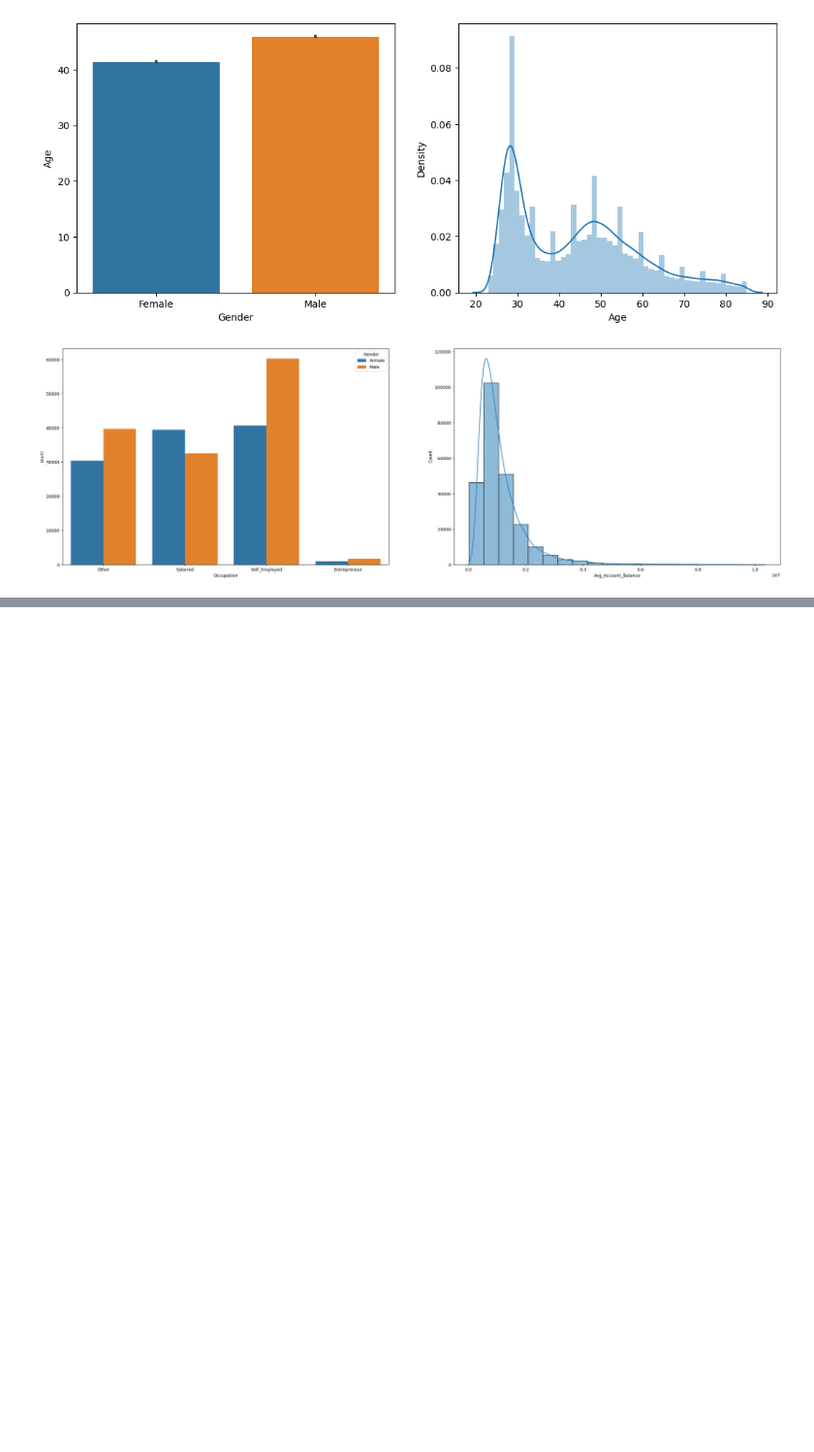
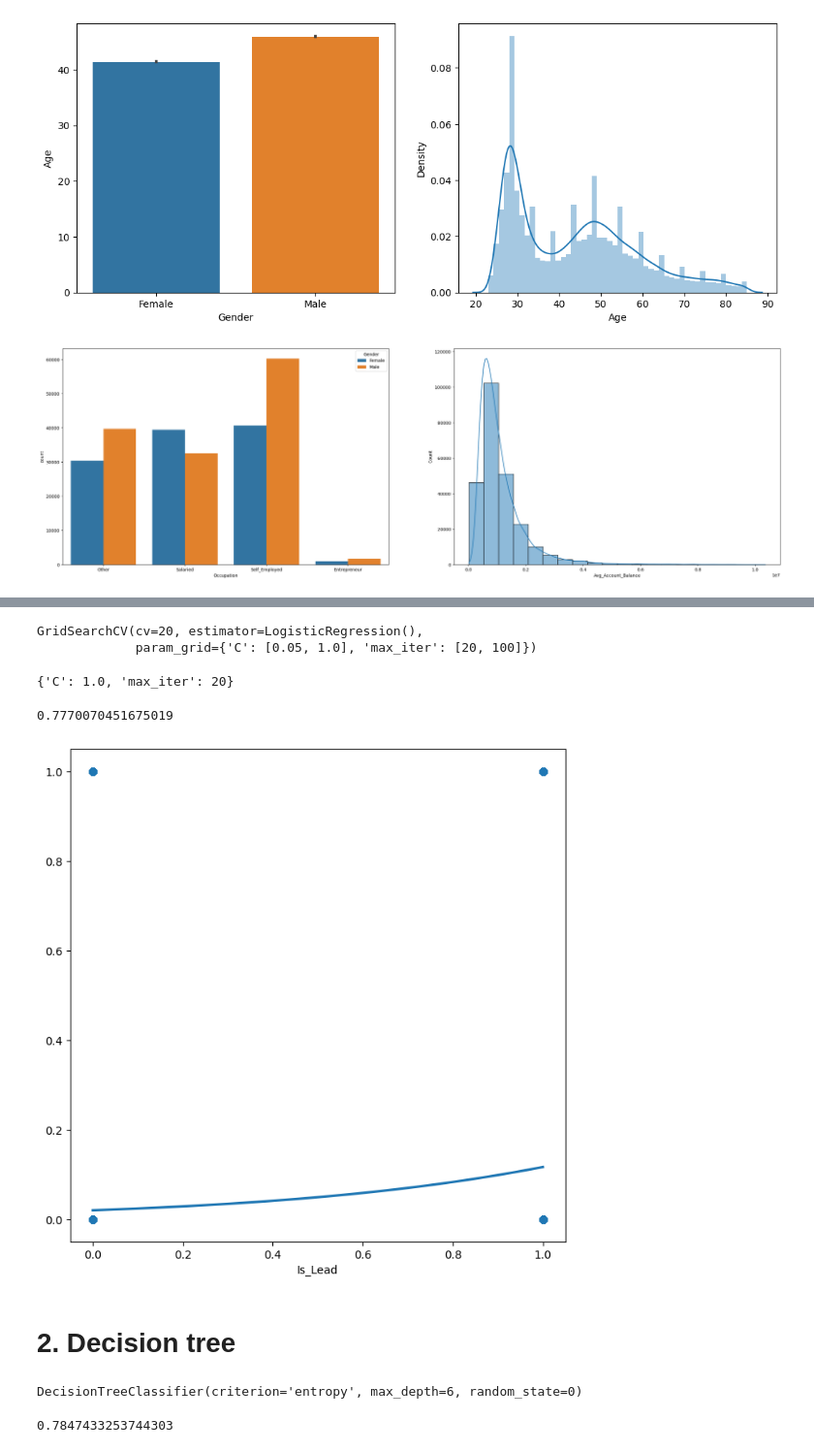
Before and after one commit to praju-1/Data_science_projects, a Jupyter notebook: Credit_card_lead_prediction/Credit_card_lead.ipynb, the cells around one changed output, grey strips where cells are left out. Shown at 97% size. Cells and saved outputs as stored; diff of their text form; code cells hidden in the pictures; blank space fills up the shorter version.

```diff
--- a/Credit_card_lead_prediction/Credit_card_lead.ipynb
+++ b/Credit_card_lead_prediction/Credit_card_lead.ipynb
@@ -386,0 +418,4 @@ plt.show()
+# %%
+scaler = StandardScaler()
+x_train = scaler.fit_transform(x_train)
+x_test = scaler.transform(x_test)
@@ -386,0 +467,23 @@ plt.show()
+# %%
+params={"max_iter":[20,100],"C":[0.05,1.0]}
+logetun=GridSearchCV(logr,params,cv=20)
+logetun.fit(x_train,y_train)
+# %% [output]
+GridSearchCV(cv=20, estimator=LogisticRegression(),
+             param_grid={'C': [0.05, 1.0], 'max_iter': [20, 100]})
+# %%
+logetun.best_params_
+# %% [output]
+{'C': 1.0, 'max_iter': 20}
+# %%
+logetun.best_score_
+# %% [output]
+0.7770070451675019
+# %%
+plt.figure(figsize=(8,8))
+sns.regplot(x=y_test, y=y_pred_logr, data=df, logistic=True, ci=None)
+plt.show()
+# %% [output]
+[figure, added]
+# %% [markdown]
+# 2. Decision tree
@@ -386,0 +492,4 @@ plt.show()
+# %%
+dtc.fit(x_train,y_train)
+# %% [output]
+DecisionTreeClassifier(criterion='entropy', max_depth=6, random_state=0)
@@ -386,0 +498,4 @@ plt.show()
+# %%
+accuracy_score(y_test,y_pred_dtcm)
+# %% [output]
+0.7847433253744303
```
Also changed, not shown: parts of 108 cells of this notebook.
